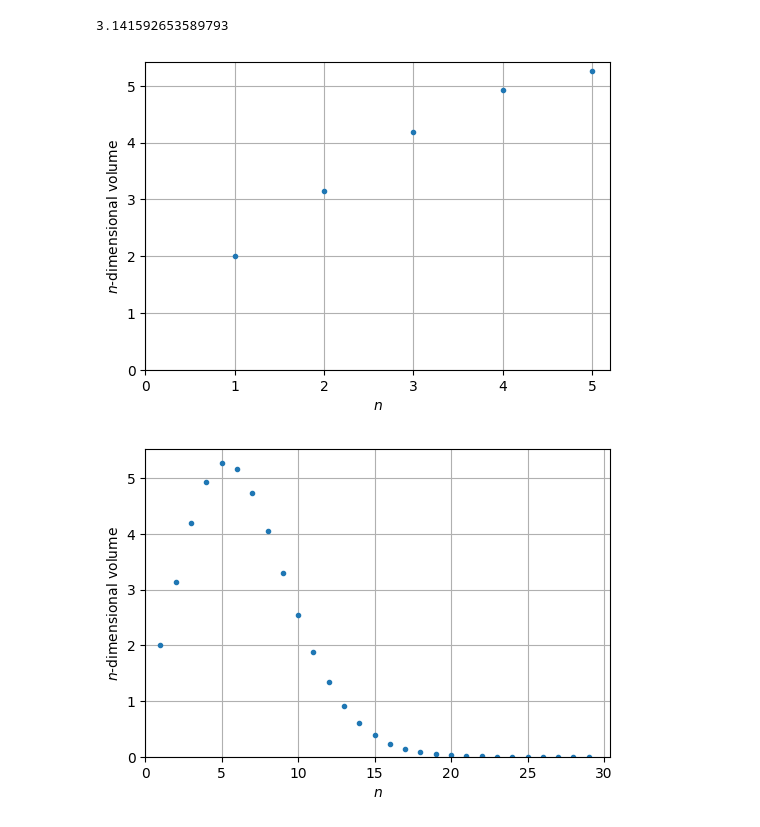
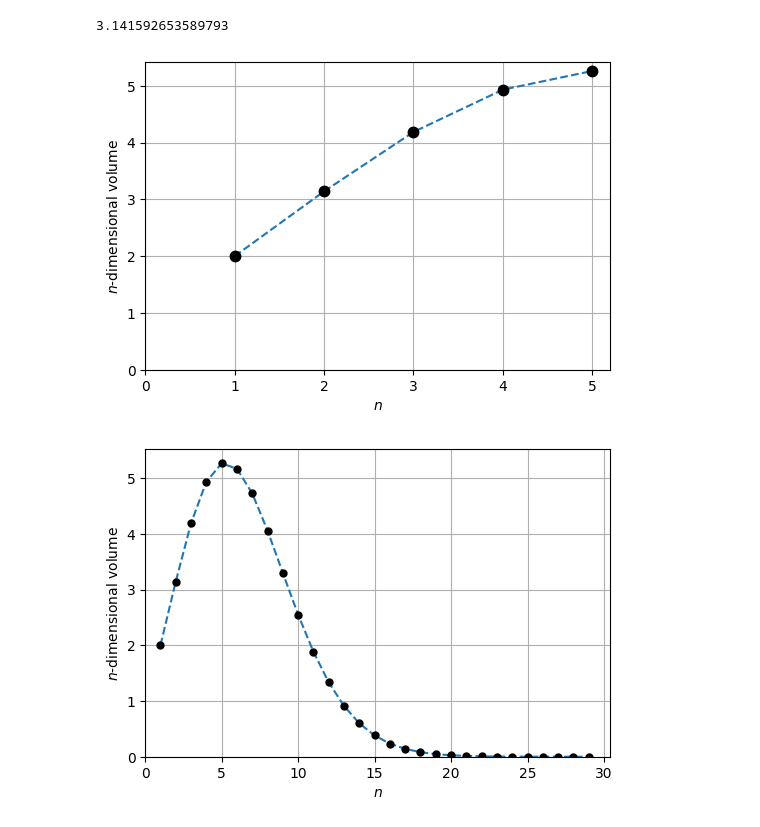
Before and after one commit to MICS-Lab/XmasPresentation2023PRFD, a Jupyter notebook: gene_plots.ipynb, the cells around one changed output. Saved outputs shown, nothing was run; the diff lists cells and outputs as text; code cells hidden in the pictures.

Commit message:
changed plot style (easier to read)

```diff
--- a/gene_plots.ipynb
+++ b/gene_plots.ipynb
@@ -210,32 +210,34 @@ np.pi
 # %%
 N = 30
 pis = np.zeros(N)
 dims = np.arange(N)
 pis[1] = 2
 pis[2] = np.pi
 for i in range(3,N):
     p = pis[i-2]
     pis[i] = p*(2*np.pi/i)
 
 # print(pis)
 
 plt.figure(figsize=(6,4))
-plt.plot(dims[1:6], pis[1:6], '.')
+plt.plot(dims[1:6], pis[1:6], '--')
+plt.plot(dims[1:6], pis[1:6], 'k.', ms=15)
 plt.xlabel('$n$')
 plt.ylabel('$n$-dimensional volume')
 plt.grid(True)
 plt.xlim(0, None)
 plt.ylim(0, None)
 plt.show()
 
 plt.figure(figsize=(6,4))
-plt.plot(dims[1:], pis[1:], '.')
+plt.plot(dims[1:], pis[1:], '--')
+plt.plot(dims[1:], pis[1:], 'k.', ms=10)
 plt.xlabel('$n$')
 plt.ylabel('$n$-dimensional volume')
 plt.grid(True)
 plt.xlim(0, None)
 plt.ylim(0, None)
 plt.show()
 # %% [output]
-[figure, old version]
+[figure, new version]
-[figure, old version]
+[figure, new version]
```
